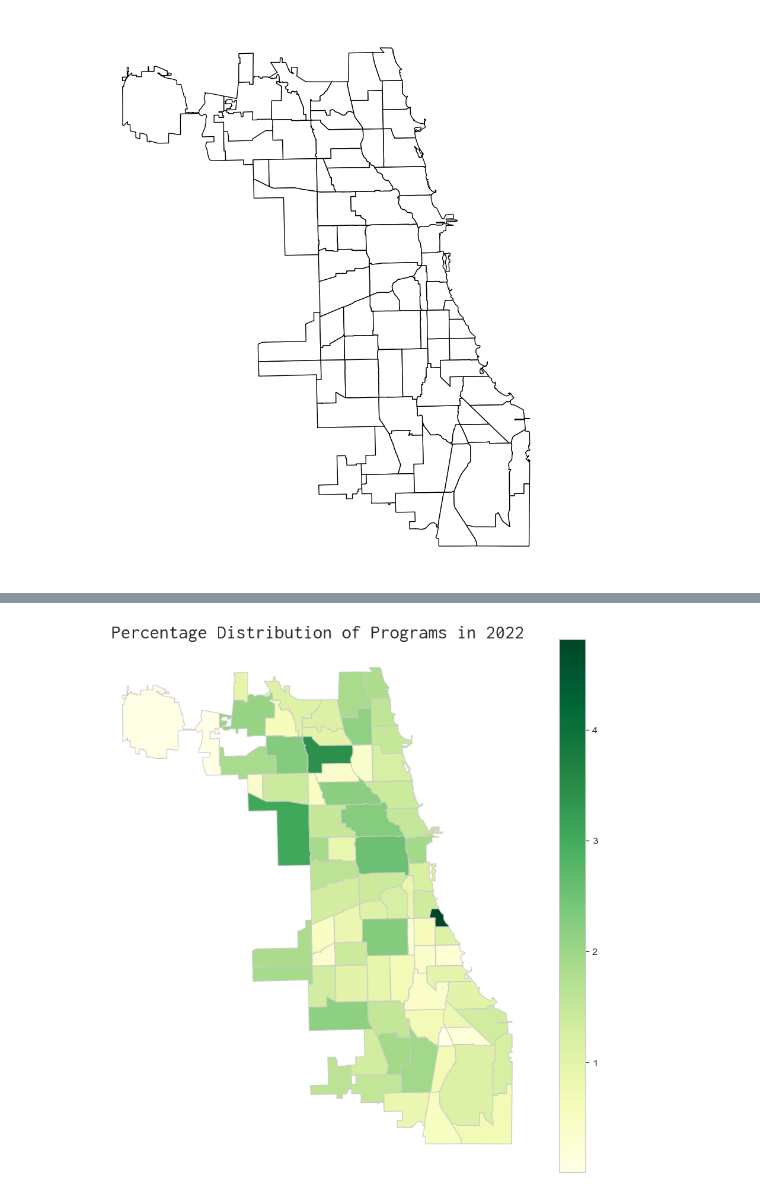
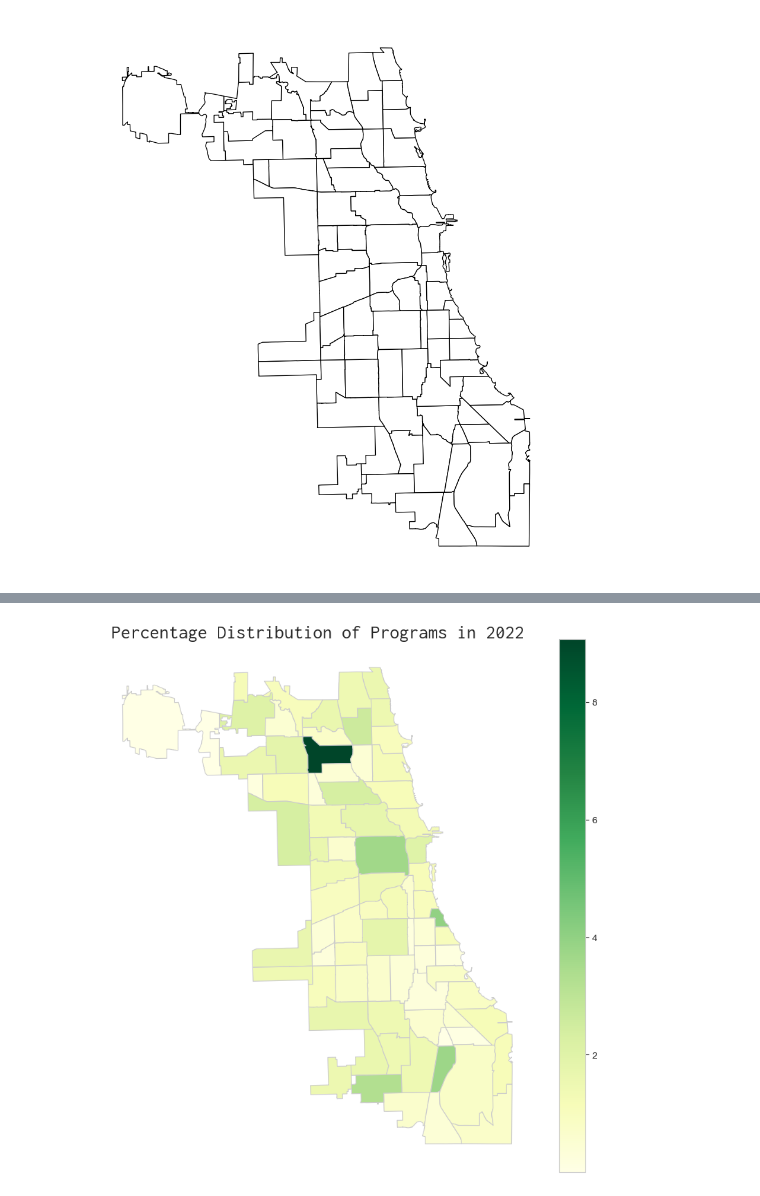
Before and after one commit to ishasharma2/stat390, a Jupyter notebook: eda.ipynb, the cells around one changed output, grey strips where cells are left out. Cells and saved outputs as stored; diff of their text form; code cells hidden in the pictures.

```diff
--- a/eda.ipynb
+++ b/eda.ipynb
@@ -390,24 +442,24 @@ plt.show()
 # %%
 chi_map = gpd.read_file('chi_shapefile/geo_export_ac7aa850-c5f5-48c3-8b86-051ed02f73db.shx')
 
 # filter clean_data for only 2022 start dates
 clean_data_2022 = clean_data[clean_data['Start Date'].dt.year == 2022]
 
 merged_2022 = pd.merge(left=chi_map, right=clean_data_2022, left_on='community', right_on='Geographic Cluster Name')
 
-grouped_2022 = merged_2022.groupby('community')['Program Name'].nunique()
+grouped_2022 = merged_2022.groupby('community')['Id'].nunique()
 
 percentages_2022 = (grouped_2022 / grouped_2022.sum()) * 100
 
 chi_map['Percentage Distribution'] = chi_map['community'].map(percentages_2022)
 
 # plot using seaborn
 sns.set_style("whitegrid")
 fig, ax = plt.subplots(figsize=(10,10))
 chi_map.plot(column='Percentage Distribution', cmap='YlGn', linewidth=0.8, ax=ax, edgecolor='0.8', legend=True)
 ax.set_axis_off()
 ax.set_title('Percentage Distribution of Programs in 2022', fontdict={'fontsize': '20', 'fontweight' : '3', 'fontname':'Inconsolata'})
 plt.savefig("plots/2022programs_map.png", dpi=300)
 plt.show()
 # %% [output]
-[figure, old version]
+[figure, new version]
```
Also changed, not shown: parts of 16 cells of this notebook, 13 other files.
